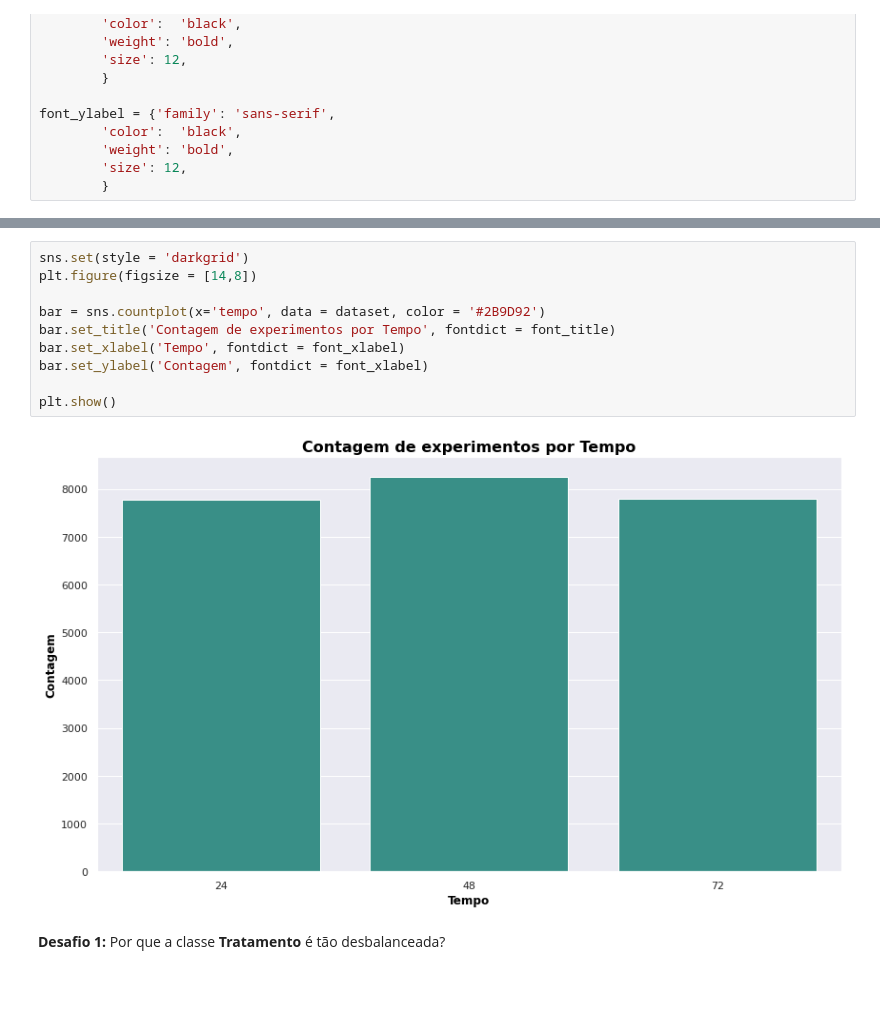
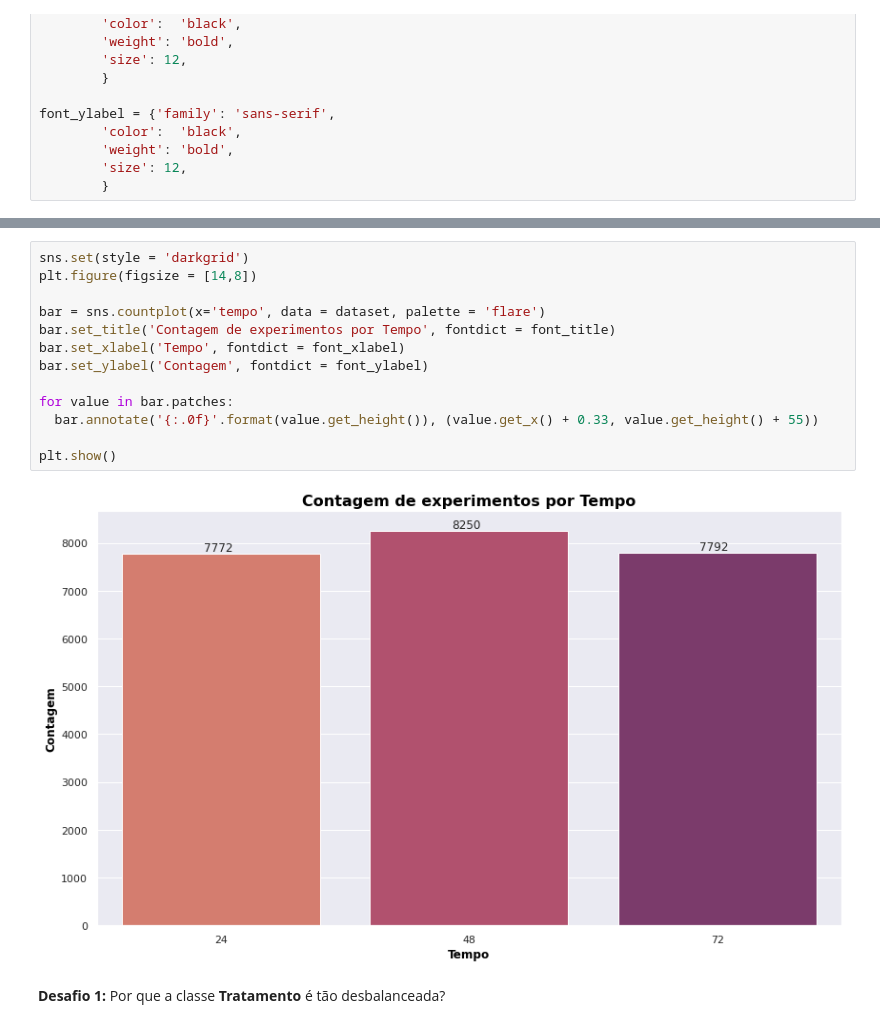
Before and after one commit to dijkstra001/imersao_dados_alura, a Jupyter notebook: ID_ncorreia.ipynb, the cells around one changed output, grey strips where cells are left out. Drawn from its saved outputs; the diff is of its cells as text; blank space fills up the shorter version.

```diff
--- a/ID_ncorreia.ipynb
+++ b/ID_ncorreia.ipynb
@@ -82,15 +90,18 @@ plt.show()
 # %%
 sns.set(style = 'darkgrid')
 plt.figure(figsize = [14,8])
 
-bar = sns.countplot(x='tempo', data = dataset, color = '#2B9D92')
+bar = sns.countplot(x='tempo', data = dataset, palette = 'flare')
 bar.set_title('Contagem de experimentos por Tempo', fontdict = font_title)
 bar.set_xlabel('Tempo', fontdict = font_xlabel)
-bar.set_ylabel('Contagem', fontdict = font_xlabel)
+bar.set_ylabel('Contagem', fontdict = font_ylabel)
+
+for value in bar.patches:
+  bar.annotate('{:.0f}'.format(value.get_height()), (value.get_x() + 0.33, value.get_height() + 55))
 
 plt.show()
 # %% [output]
-[figure, old version]
+[figure, new version]
 # %% [markdown]
 **Desafio 1:** Por que a classe **Tratamento** é tão desbalanceada?
 # %% [markdown]
```
Also changed, not shown: parts of 12 cells of this notebook.
